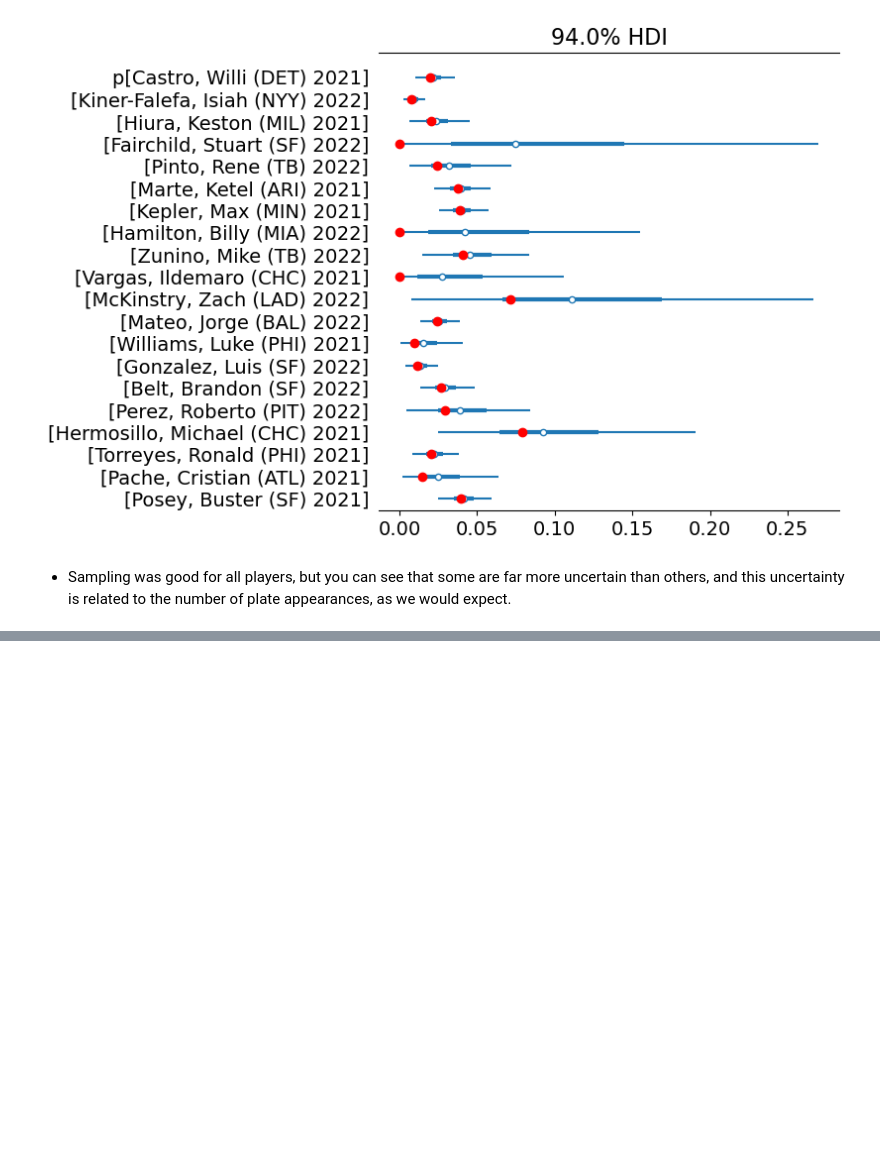
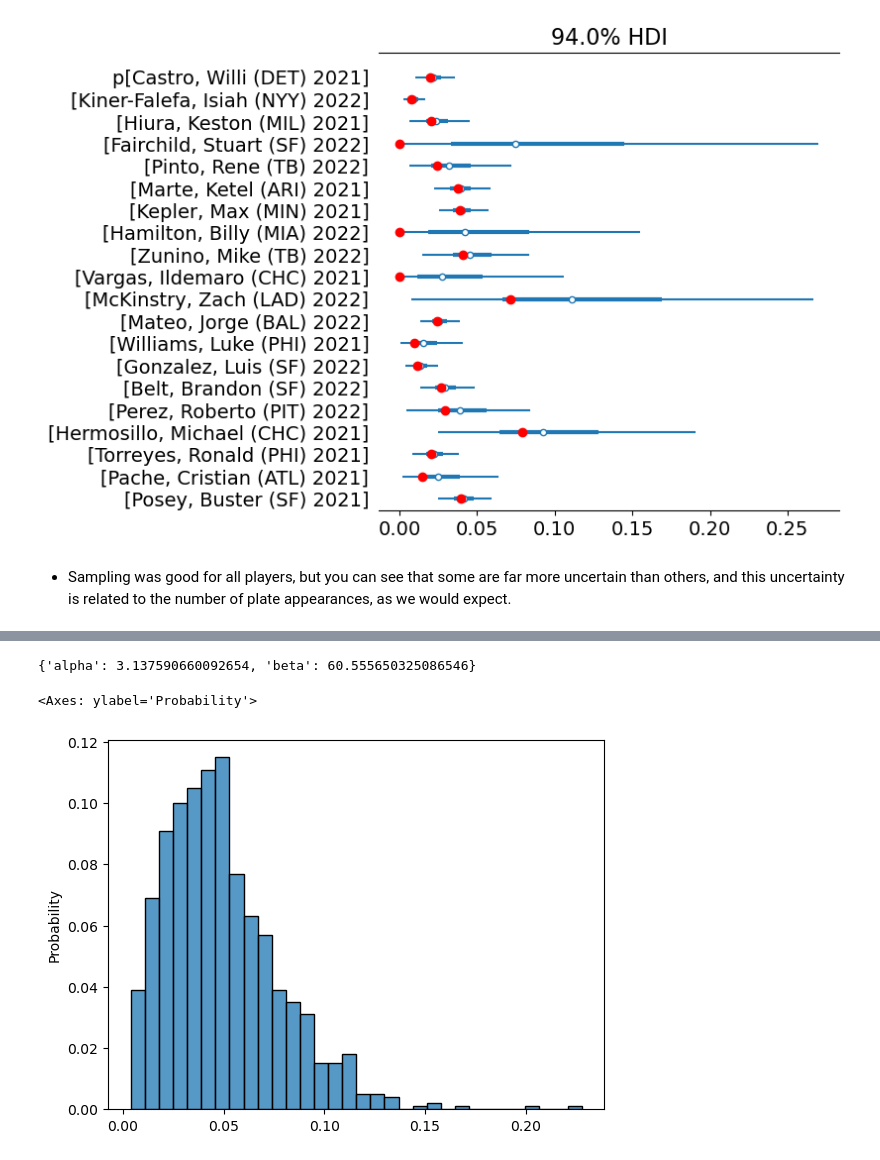
Before and after one commit to HyunsuLee/Bayes_programming_exercise, a Jupyter notebook: PyMC3tutorial/Developing Hierarchical Models.ipynb, the cells around one changed output, grey strips where cells are left out. Drawn from its saved outputs; the diff is of its cells as text; code cells hidden in the pictures; blank space fills up the shorter version.

```diff
--- a/PyMC3tutorial/Developing Hierarchical Models.ipynb
+++ b/PyMC3tutorial/Developing Hierarchical Models.ipynb
@@ -261,0 +321,16 @@ uninformed_hdi = az.hdi(uninformed_prior_trace)
+# %%
+pm.find_constrained_prior(
+    pm.Beta,
+    lower=0.01,
+    upper=0.11,
+    init_guess={"alpha": 2, "beta": 40},
+)
+# %% [output]
+{'alpha': 3.137590660092654, 'beta': 60.555650325086546}
+# %%
+sns.histplot(
+    pm.Beta.dist(alpha=3.13, beta=60.55, shape=1000).eval(), stat="probability"
+)
+# %% [output]
+<Axes: ylabel='Probability'>
+[figure, added]
```
Also changed, not shown: parts of 17 cells of this notebook.
